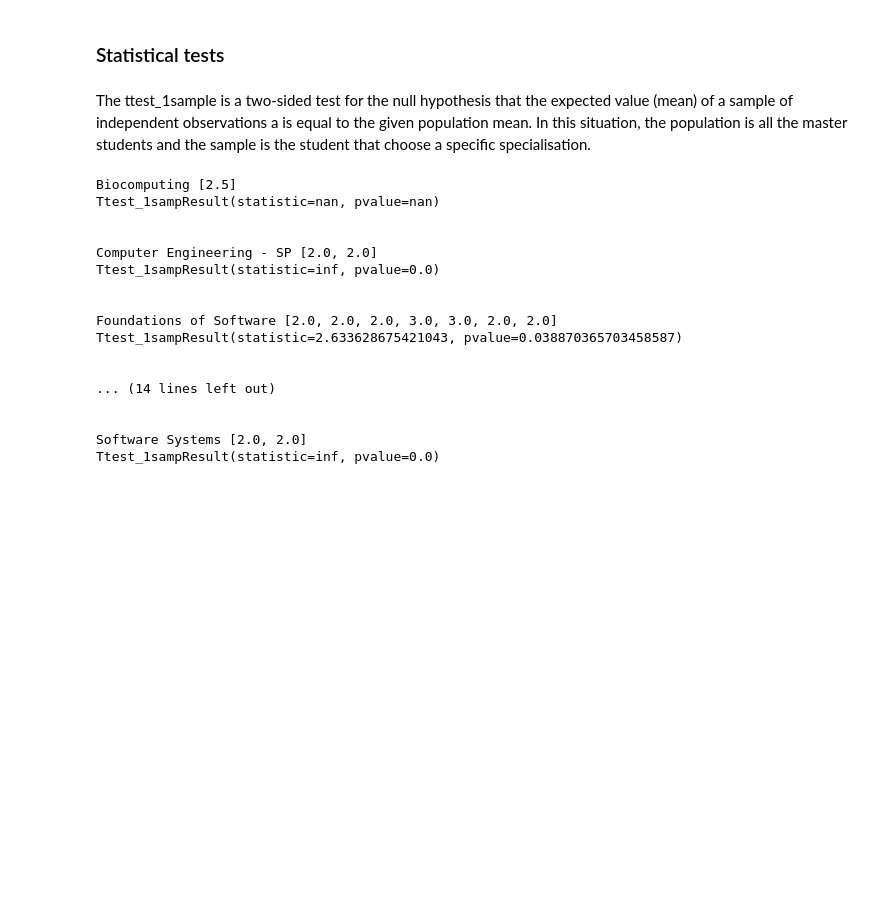
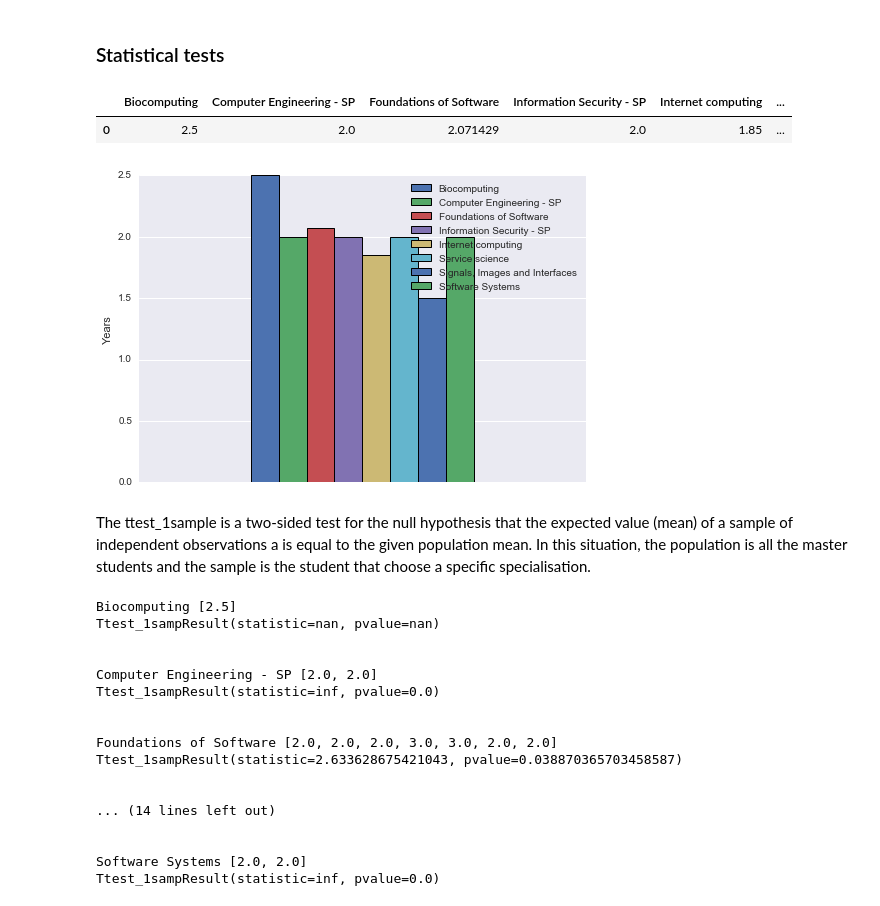
Before and after one commit to daniel-guggenheim/ada-homeworks, a Jupyter notebook: 02 - Data from the Web/homework2.ipynb, the cells around one changed output. Cells and saved outputs as stored; diff of their text form; code cells hidden in the pictures; blank space fills up the shorter version.

```diff
--- a/02 - Data from the Web/homework2.ipynb
+++ b/02 - Data from the Web/homework2.ipynb
@@ -487,6 +505,19 @@ students.describe()
 stup = students.copy()
 # %%
 gb_obj = stup.groupby('Spécialisation')
+# %%
+mean_by_specialization_df = pd.DataFrame({name : [group['Duration of Master'].mean()] for name, group in gb_obj})
+mean_by_specialization_df
+# %% [output]
+|  | Biocomputing | Computer Engineering - SP | Foundations of Software | Information Security - SP | Internet computing | ... |
+| 0 | 2.5 | 2.0 | 2.071429 | 2.0 | 1.85 | ... |
+# %%
+ax = mean_by_specialization_df.plot(kind='bar', lw=1)
+ax.set_xlabel("Specializations")
+ax.set_ylabel("Years")
+ax.axes.get_xaxis().set_visible(False)
+# %% [output]
+[figure, added]
 # %% [markdown]
 The ttest_1sample is a two-sided test for the null hypothesis that the expected value (mean) of a sample of independent observations a is equal to the given population mean. In this situation, the population is all the master students and the sample is the student that choose a specific specialisation.
 # %%
```
Also changed, not shown: parts of 4 cells of this notebook.
